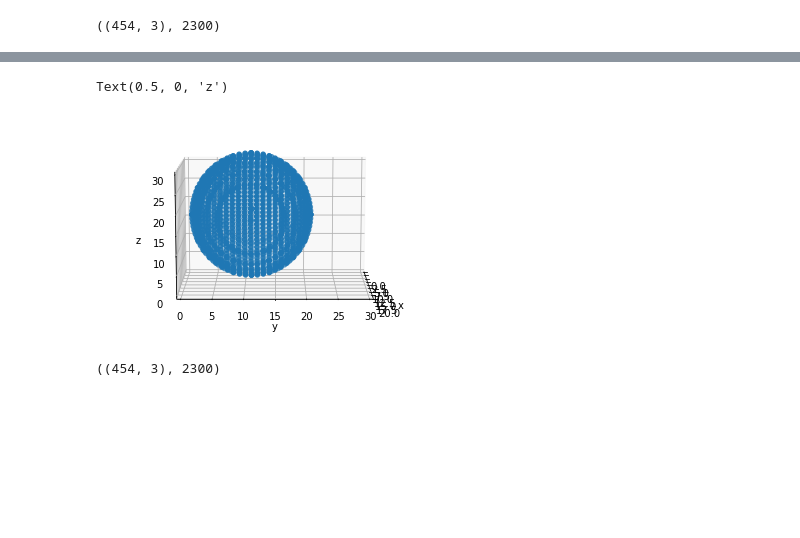
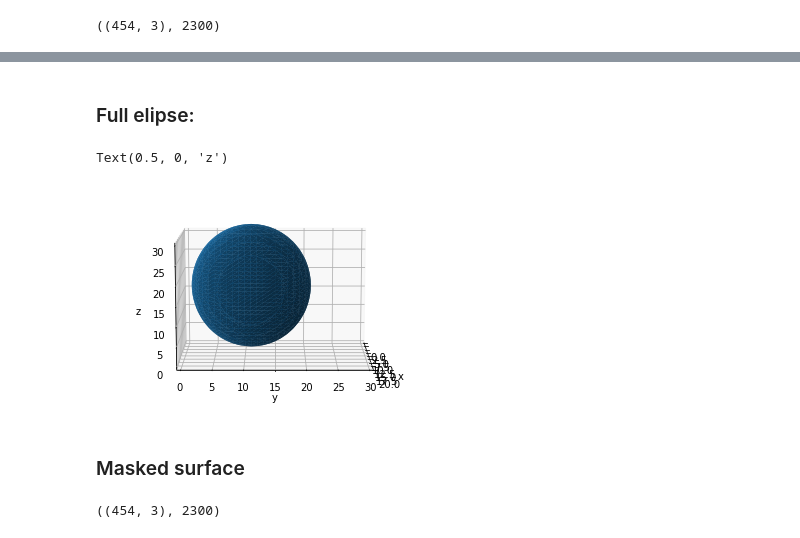
Before and after one commit to Leguark/Sandbox, a Jupyter notebook: Masked marching cubes.ipynb, the cells around one changed output, grey strips where cells are left out. Cells and saved outputs as stored; diff of their text form; code cells hidden in the pictures; blank space fills up the shorter version.

Commit message:
More masked marching cubes testing

```diff
--- a/Masked marching cubes.ipynb
+++ b/Masked marching cubes.ipynb
@@ -7,5 +11,5 @@ import matplotlib.pyplot as plt
 # %%
-ellipsoid = skimage.draw.ellipsoid(6, 10, 16, levelset=True)
+ellipsoid = ellipsoid(6, 10, 16, levelset=True)
 # %%
 plt.imshow(ellipsoid[:, 12,:])
 # %% [output]
@@ -49,21 +53,27 @@ plt.show()
+# %% [markdown]
+### Full elipse:
 # %%
 ver, sim, _, _ = skimage.measure.marching_cubes_lewiner(ellipsoid, 0, mask=None)
 # %%
 fig = plt.figure()
 ax = fig.gca(projection='3d')
-ax.scatter(ver[:, 0], ver[:, 1], ver[:, 2])
+#ax.scatter(ver[:, 0], ver[:, 1], ver[:, 2])
+ax.plot_trisurf(ver[:, 0], ver[:, 1], ver[:, 2], triangles=sim)
+
 ax.view_init(elev=10., azim=0)
 ax.set_zlim(0,30)
 
 ax.set_xlim(0,20)
 ax.set_ylim(0,30)
 
 ax.set_xlabel('x')
 ax.set_ylabel('y')
 ax.set_zlabel('z')
 # %% [output]
 Text(0.5, 0, 'z')
-[figure, old version]
+[figure, new version]
+# %% [markdown]
+### Masked surface
 # %%
 ver, sim, _, _ = skimage.measure.marching_cubes_lewiner(ellipsoid, 0, mask=mask)
 ver.shape, mask.sum()
```
Also changed, not shown: parts of 14 cells of this notebook.
